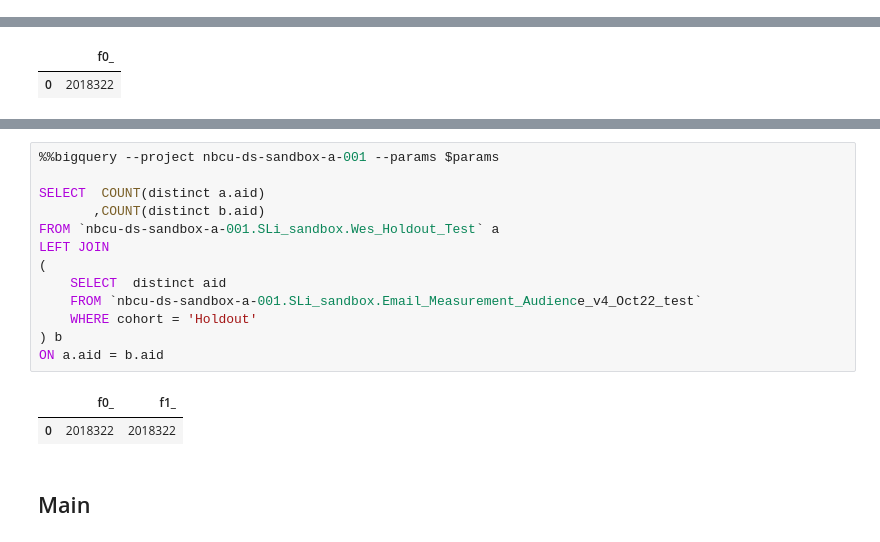
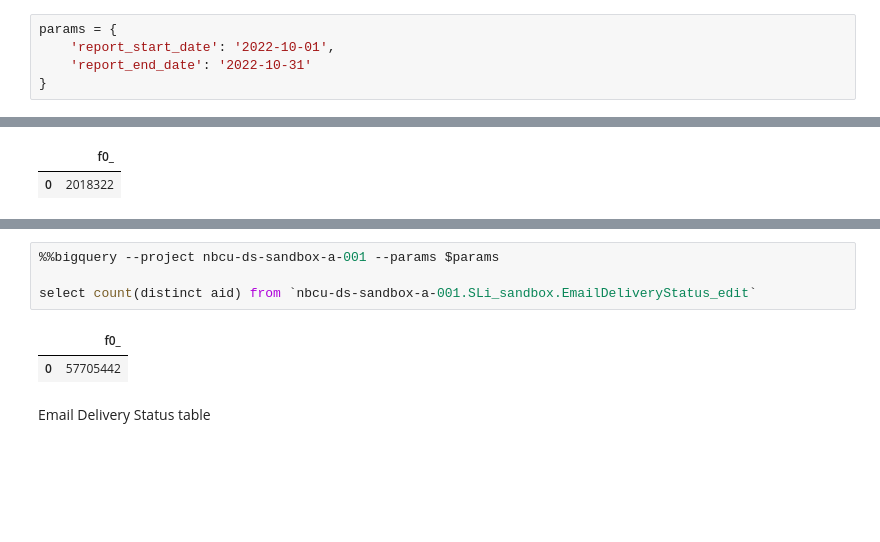
Before and after one commit to sandersli-nbc/CRM-Dashboard, a Jupyter notebook: targetable_comparsion_oct.ipynb, the cells around one changed output, grey strips where cells are left out. Drawn from its saved outputs; the diff is of its cells as text; blank space fills up the shorter version.

```diff
--- a/targetable_comparsion_oct.ipynb
+++ b/targetable_comparsion_oct.ipynb
@@ -198,3 +434,8 @@ Churn metrics channel version results
+# %%
+params = {
+    'report_start_date': '2022-10-01',
+    'report_end_date': '2022-10-31'
+}
 # %%
 %%bigquery --project nbcu-ds-sandbox-a-001 --params $params
 
@@ -276,21 +540,12 @@ select count(distinct aid) from `nbcu-ds-sandbox-a-001.SLi_sandbox.Wes_Holdout_T
 # %%
 %%bigquery --project nbcu-ds-sandbox-a-001 --params $params
 
-SELECT  COUNT(distinct a.aid)
-       ,COUNT(distinct b.aid)
-FROM `nbcu-ds-sandbox-a-001.SLi_sandbox.Wes_Holdout_Test` a
-LEFT JOIN
-(
-	SELECT  distinct aid
-	FROM `nbcu-ds-sandbox-a-001.SLi_sandbox.Email_Measurement_Audience_v4_Oct22_test`
-	WHERE cohort = 'Holdout'
-) b
-ON a.aid = b.aid
+select count(distinct aid) from `nbcu-ds-sandbox-a-001.SLi_sandbox.EmailDeliveryStatus_edit`
 # %% [output]
-|  | f0_ | f1_ |
-| 0 | 2018322 | 2018322 |
+|  | f0_ |
+| 0 | 57705442 |
-# %% [markdown]
-## Main
+# %% [markdown]
+Email Delivery Status table
 # %%
 %%bigquery --project nbcu-ds-sandbox-a-001 --params $params
 
```
Also changed, not shown: parts of 30 cells of this notebook, 9 other files.
